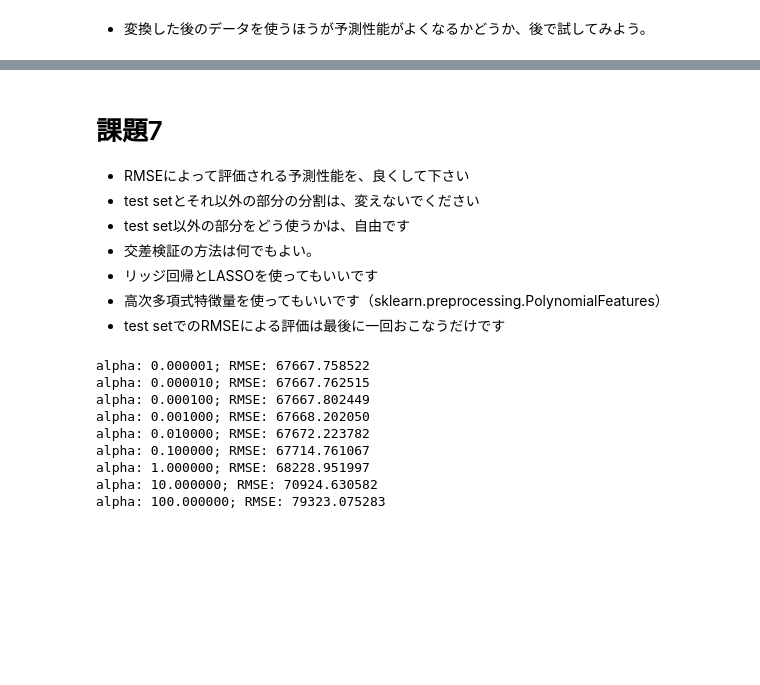
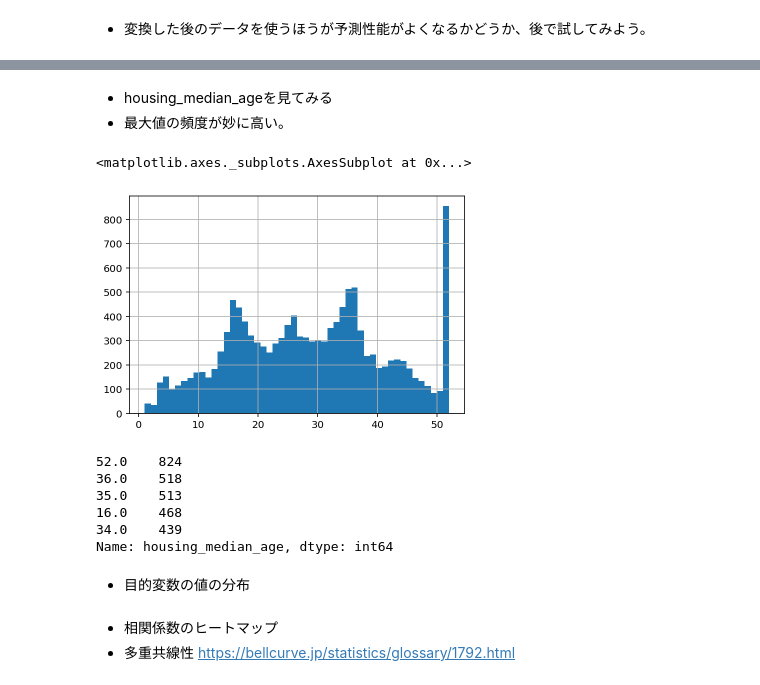
Before and after one commit to yfukui47/course2021-sml, a Jupyter notebook: 07_linear_regression_2.ipynb, the cells around one changed output, grey strips where cells are left out. Cells and saved outputs as stored; diff of their text form; code cells hidden in the pictures; blank space fills up the shorter version.

```diff
--- a/07_linear_regression_2.ipynb
+++ b/07_linear_regression_2.ipynb
@@ -241,10 +247,0 @@ RMSE: 67667.758078
-# %% [markdown]
-# 課題7
-
-* RMSEによって評価される予測性能を、良くして下さい
-* test setとそれ以外の部分の分割は、変えないでください
- * test set以外の部分をどう使うかは、自由です
- * 交差検証の方法は何でもよい。
-* リッジ回帰とLASSOを使ってもいいです
-* 高次多項式特徴量を使ってもいいです（sklearn.preprocessing.PolynomialFeatures）
-* test setでのRMSEによる評価は最後に一回おこなうだけです
@@ -262,18 +248,22 @@ from sklearn.linear_model import Lasso, Ridge
-# %%
-for alpha in 10. ** np.arange(-6, 3, 1):
-  lasso = Ridge(max_iter=5000, alpha=alpha, random_state=123)
-  lasso.fit(X_train_scaled, y_train)
-  y_valid_pred = lasso.predict(X_valid_scaled)
-  print('alpha: {:f}; RMSE: {:f}'.format(
-      alpha, mean_squared_error(y_valid, y_valid_pred, squared=False)
-      ))
-# %% [output]
-alpha: 0.000001; RMSE: 67667.758522
-alpha: 0.000010; RMSE: 67667.762515
-alpha: 0.000100; RMSE: 67667.802449
-alpha: 0.001000; RMSE: 67668.202050
-alpha: 0.010000; RMSE: 67672.223782
-alpha: 0.100000; RMSE: 67714.761067
-alpha: 1.000000; RMSE: 68228.951997
-alpha: 10.000000; RMSE: 70924.630582
-alpha: 100.000000; RMSE: 79323.075283
+# %% [markdown]
+* housing_median_ageを見てみる
+ * 最大値の頻度が妙に高い。
+# %%
+X_train.housing_median_age.hist(bins=50)
+# %% [output]
+<matplotlib.axes._subplots.AxesSubplot at 0x...>
+[figure, added]
+# %%
+X_train.housing_median_age.value_counts().head()
+# %% [output]
+52.0    824
+36.0    518
+35.0    513
+16.0    468
+34.0    439
+Name: housing_median_age, dtype: int64
+# %% [markdown]
+* 目的変数の値の分布
+# %% [markdown]
+* 相関係数のヒートマップ
+ * 多重共線性 https://bellcurve.jp/statistics/glossary/1792.html
```
Also changed, not shown: parts of 67 cells of this notebook.
